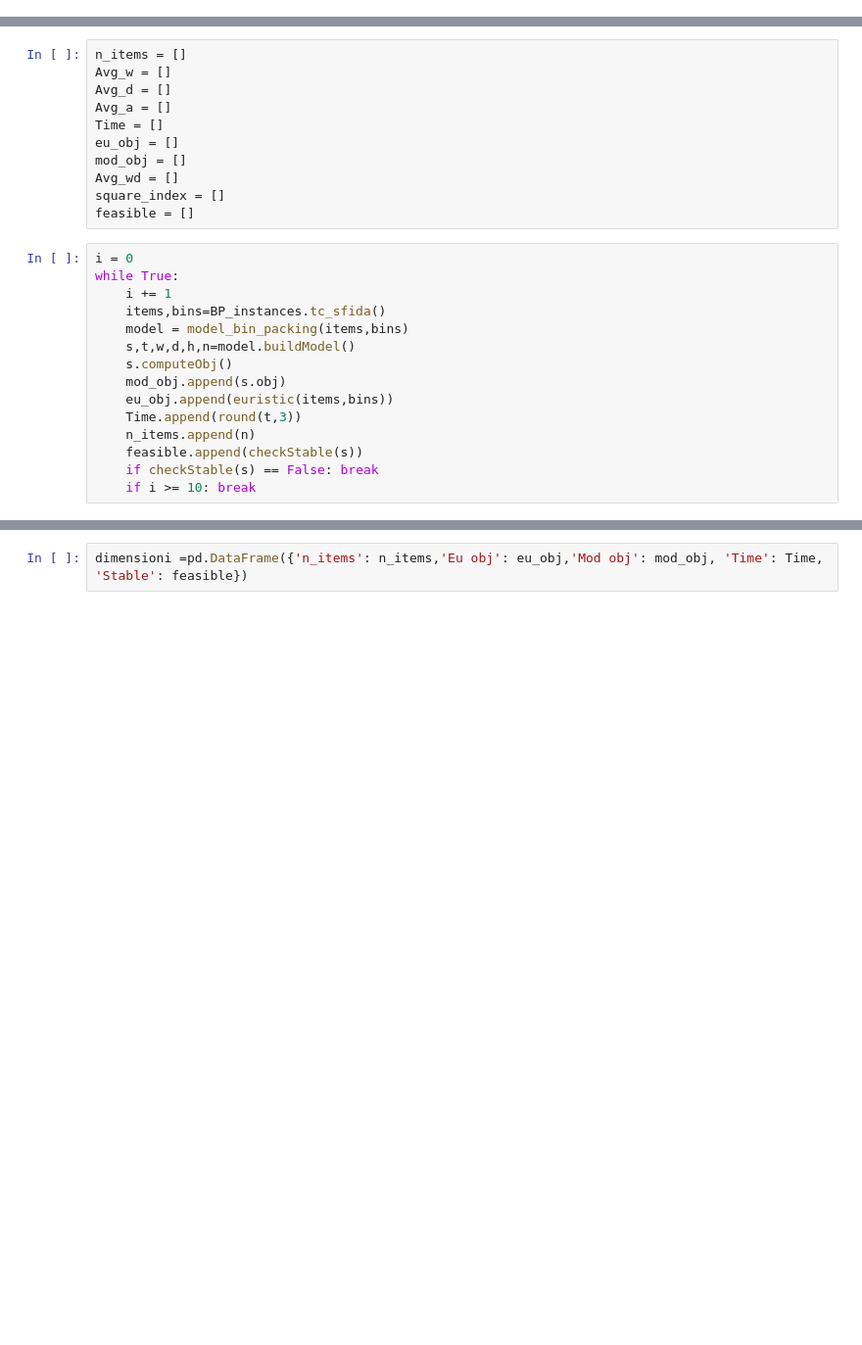
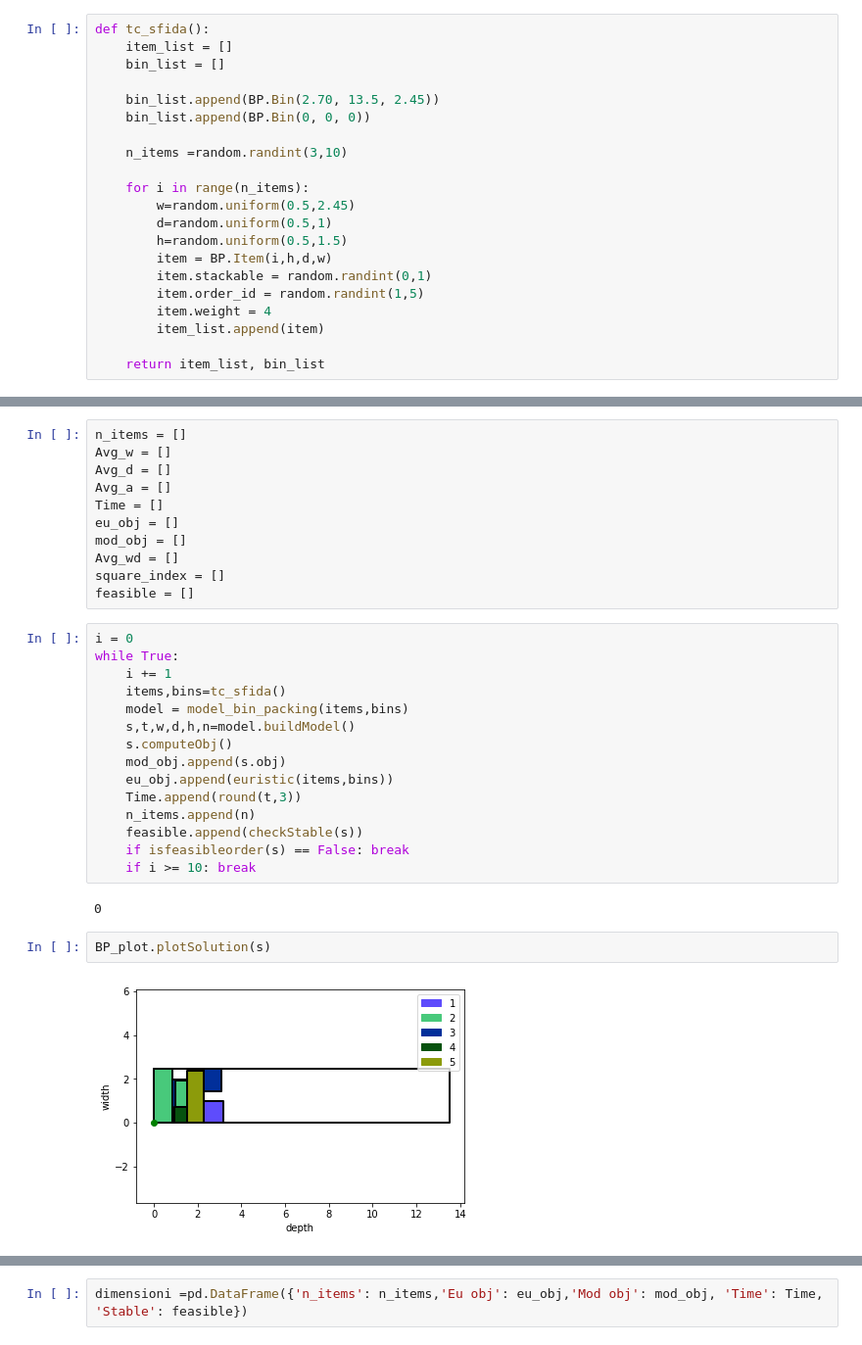
Before and after one commit to RossiDaniel/BinPackingModel, a Jupyter notebook: Or-Tools/model3D/sfida.ipynb, the cells around one changed output, grey strips where cells are left out. Shown: that part at 98% size. Saved outputs shown, nothing was run; the diff lists cells and outputs as text; blank space fills up the shorter version.

```diff
--- a/Or-Tools/model3D/sfida.ipynb
+++ b/Or-Tools/model3D/sfida.ipynb
@@ -25,6 +25,27 @@ import pandas as pd
 from sqlalchemy import create_engine
 from mail import send_mail
 from Test_BP_G import euristic
+# %%
+def tc_sfida():
+    item_list = []
+    bin_list = []
+
+    bin_list.append(BP.Bin(2.70, 13.5, 2.45))
+    bin_list.append(BP.Bin(0, 0, 0))
+
+    n_items =random.randint(3,10)
+
+    for i in range(n_items):
+        w=random.uniform(0.5,2.45)
+        d=random.uniform(0.5,1)
+        h=random.uniform(0.5,1.5)
+        item = BP.Item(i,h,d,w)
+        item.stackable = random.randint(0,1)
+        item.order_id = random.randint(1,5)
+        item.weight = 4
+        item_list.append(item)
+
+    return item_list, bin_list
 # %%
 def checkStable(s):
     anchors = s.getAnchors(0)
@@ -165,7 +226,7 @@ feasible = []
 i = 0
 while True:
     i += 1
-    items,bins=BP_instances.tc_sfida()
+    items,bins=tc_sfida()
     model = model_bin_packing(items,bins)
     s,t,w,d,h,n=model.buildModel()
     s.computeObj()
@@ -174,5 +235,11 @@ while True:
     Time.append(round(t,3))
     n_items.append(n)
     feasible.append(checkStable(s))
-    if checkStable(s) == False: break
+    if isfeasibleorder(s) == False: break
     if i >= 10: break
+# %% [output]
+0
+# %%
+BP_plot.plotSolution(s)
+# %% [output]
+[figure, added]
```
Also changed, not shown: parts of 5 cells of this notebook, 2 other files.
